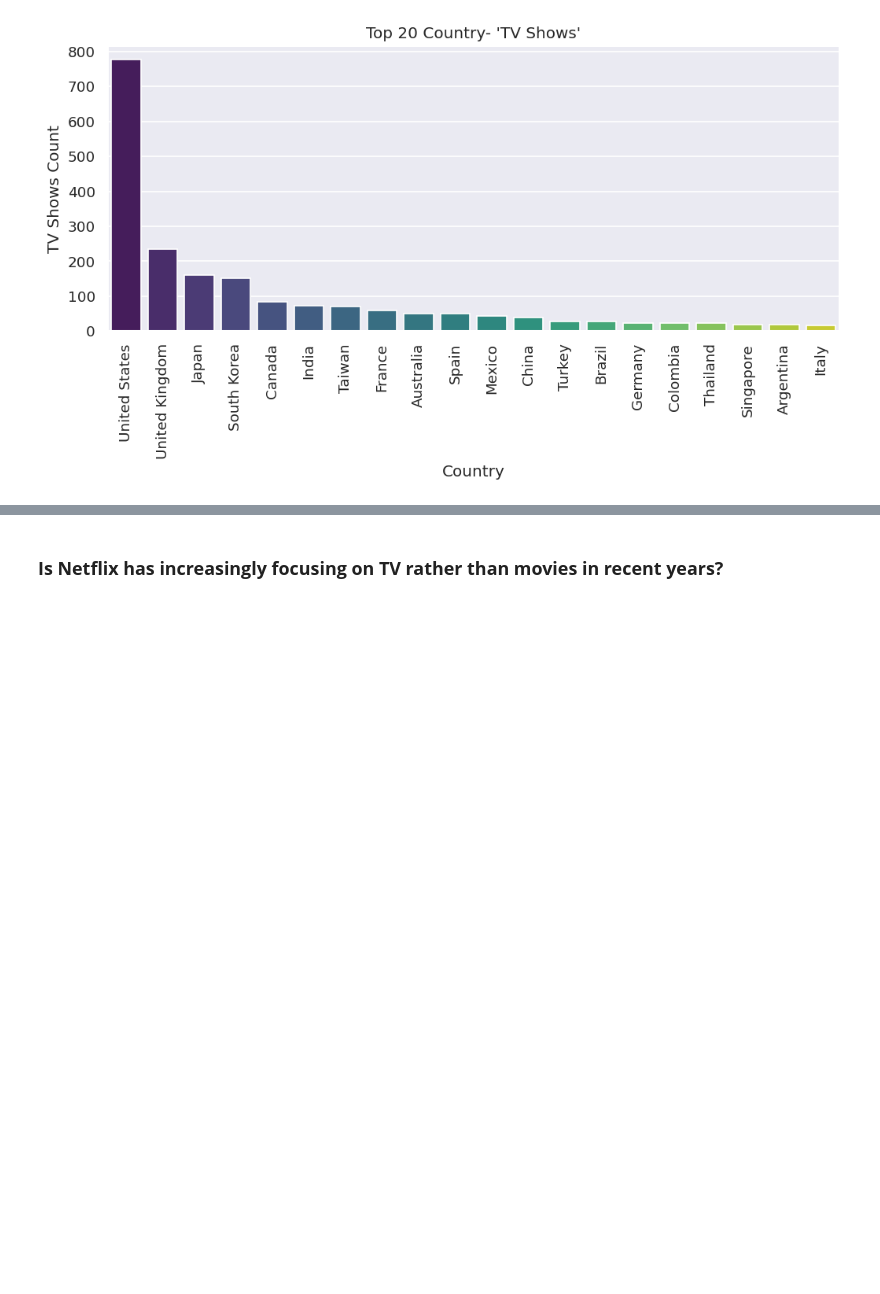
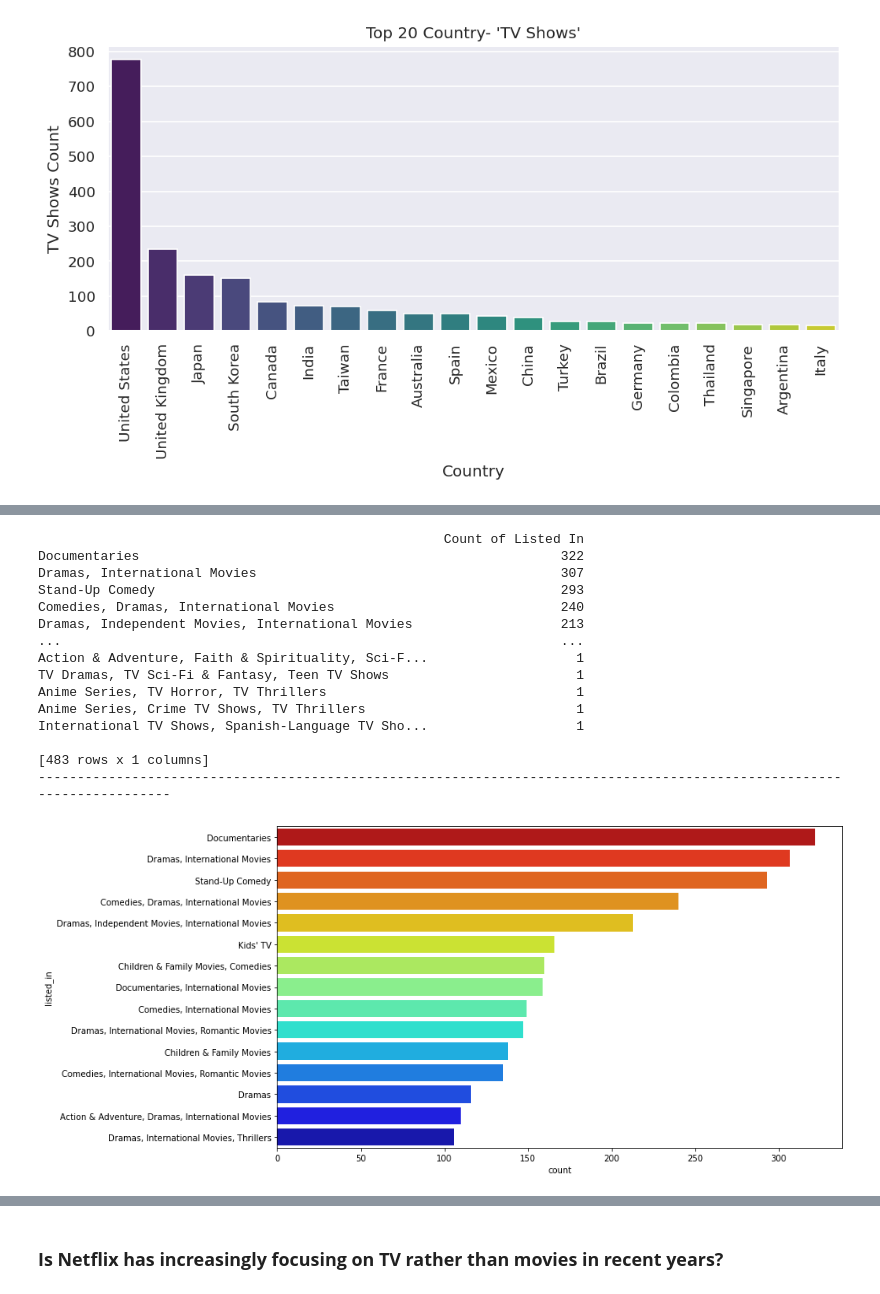
Before and after one commit to krishna9734/Netflix-Movies-And-Tv-Shows-Clustering, a Jupyter notebook: Netflix_Movies_And_Tv_Shows_Clustering_Notebook.ipynb, the cells around one changed output, grey strips where cells are left out. Drawn from its saved outputs; the diff is of its cells as text; code cells hidden in the pictures; blank space fills up the shorter version.

```diff
--- a/Netflix_Movies_And_Tv_Shows_Clustering_Notebook.ipynb
+++ b/Netflix_Movies_And_Tv_Shows_Clustering_Notebook.ipynb
@@ -528,0 +650,25 @@ As we came to know, the United States seems to have the most number of tv shows
+# %%
+# Checking number of netflix shows/movies with respect to the genres
+print(netflix_df['listed_in'].value_counts().to_frame(name = 'Count of Listed In'))
+print('-'*120)
+# Plotting the genre details of the dataset
+plt.figure(figsize = (12, 7))
+sns.countplot(data = netflix_df, y = 'listed_in', palette = 'jet_r', order = netflix_df['listed_in'].value_counts().index[: 15])
+plt.show()
+# %% [output]
+                                                    Count of Listed In
+Documentaries                                                      322
+Dramas, International Movies                                       307
+Stand-Up Comedy                                                    293
+Comedies, Dramas, International Movies                             240
+Dramas, Independent Movies, International Movies                   213
+...                                                                ...
+Action & Adventure, Faith & Spirituality, Sci-F...                   1
+TV Dramas, TV Sci-Fi & Fantasy, Teen TV Shows                        1
+Anime Series, TV Horror, TV Thrillers                                1
+Anime Series, Crime TV Shows, TV Thrillers                           1
+International TV Shows, Spanish-Language TV Sho...                   1
+
+[483 rows x 1 columns]
+------------------------------------------------------------------------------------------------------------------------
+[figure, added]
```
Also changed, not shown: parts of 47 cells of this notebook.
